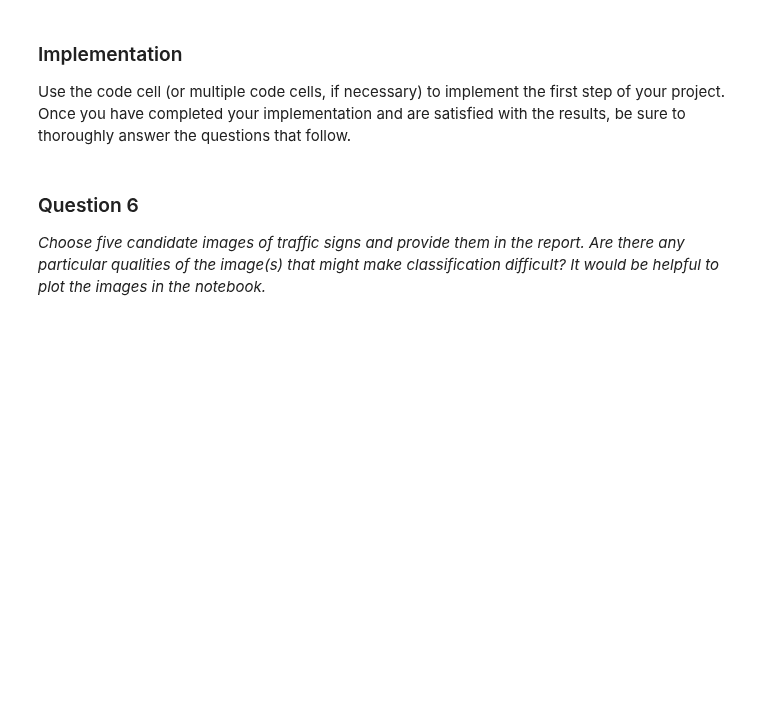
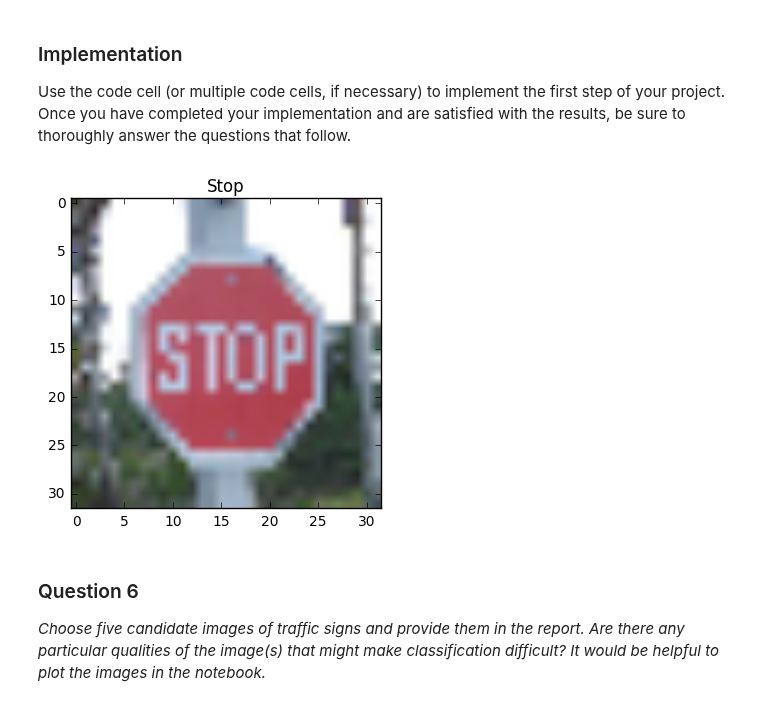
Before and after one commit to carlosgalvezp/Udacity-Self-Driving-Car-Nanodegree, a Jupyter notebook: term1/projects/CarND-TrafficSigns-P2/Traffic_Signs_Recognition.ipynb, the cells around one changed output. Saved outputs shown, nothing was run; the diff lists cells and outputs as text; code cells hidden in the pictures; blank space fills up the shorter version.

```diff
--- a/term1/projects/CarND-TrafficSigns-P2/Traffic_Signs_Recognition.ipynb
+++ b/term1/projects/CarND-TrafficSigns-P2/Traffic_Signs_Recognition.ipynb
@@ -759,10 +814,9 @@ def load_img(img_path):
 def crop_img(img, crop_info):
     crop_x1 = crop_info[0]
     crop_y1 = crop_info[1]
-    crop_x2 = crop_info[2]
-    crop_y2 = crop_info[3]
+    crop_size = crop_info[2]
 
-    return img[crop_y1:crop_y2, crop_x1:crop_x2, :]
+    return img[crop_y1:crop_y1 + crop_size, crop_x1:crop_x1 +  crop_size, :]
 
 def resize_img(img, new_size):
     return cv2.resize(img, new_size)
@@ -774,39 +828,37 @@ n_tests = 5
 X_test_own = np.zeros([n_tests, img_size_h, img_size_w, 3], dtype=np.float32)
 y_test_own_labels = np.zeros([n_tests], dtype=int)
 
 resize_size = (img_size_h, img_size_w)
 
 with open(test_img_csv, 'r') as csvfile:
     i_img = 0
     reader = csv.reader(csvfile, delimiter=',')
     for row in reader:
         # Read information from CSV file
         filename = row[0]
-        crop_info = np.array(row[1:5], dtype=int)
-        img_class = row[5]
+        crop_info = np.array(row[1:4], dtype=int)
+        img_class = row[4]
 
         # Update test set
         img = load_img(filename)
         img = crop_img(img, crop_info)
         img = resize_img(img, resize_size)
 
         #img = X_test[500, :, :, :]
 
         X_test_own[i_img, :, :, :] = img
         y_test_own_labels[i_img] = labels_text.index(img_class);
 
         # Plot image
         plt.figure();
         plt.imshow(img);
         plt.title(img_class);
 
 # Preprocessing
-#X_test_own = X_train[0:5, :, :, :]
-#y_test_own_labels = y_train[0:5]
-#print (y_test_own_labels)
-
 X_test_own = preprocess_set(X_test_own)
 y_test_own = one_hot_encoding(y_test_own_labels, n_classes)
+# %% [output]
+[figure, added]
 # %% [markdown]
 ### Question 6
 
```
Also changed, not shown: parts of 25 cells of this notebook, 1 other file.
